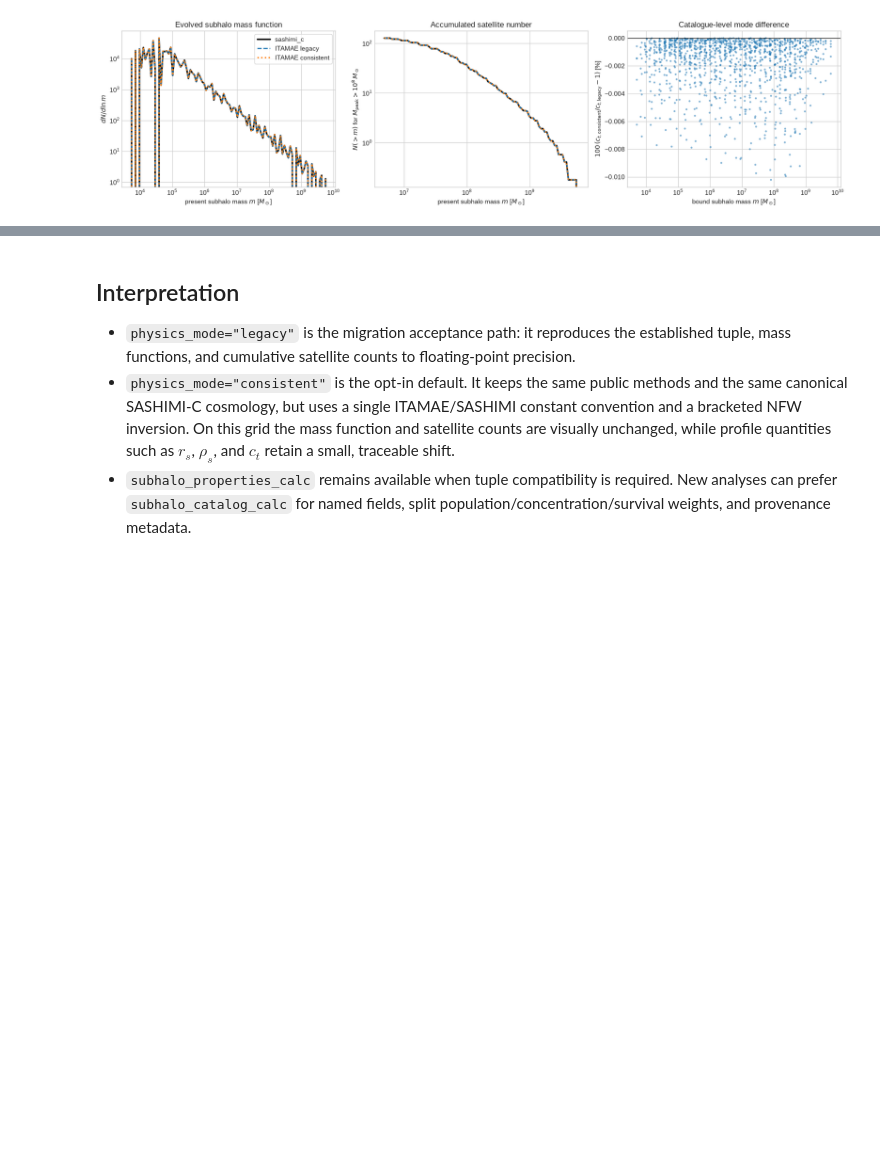
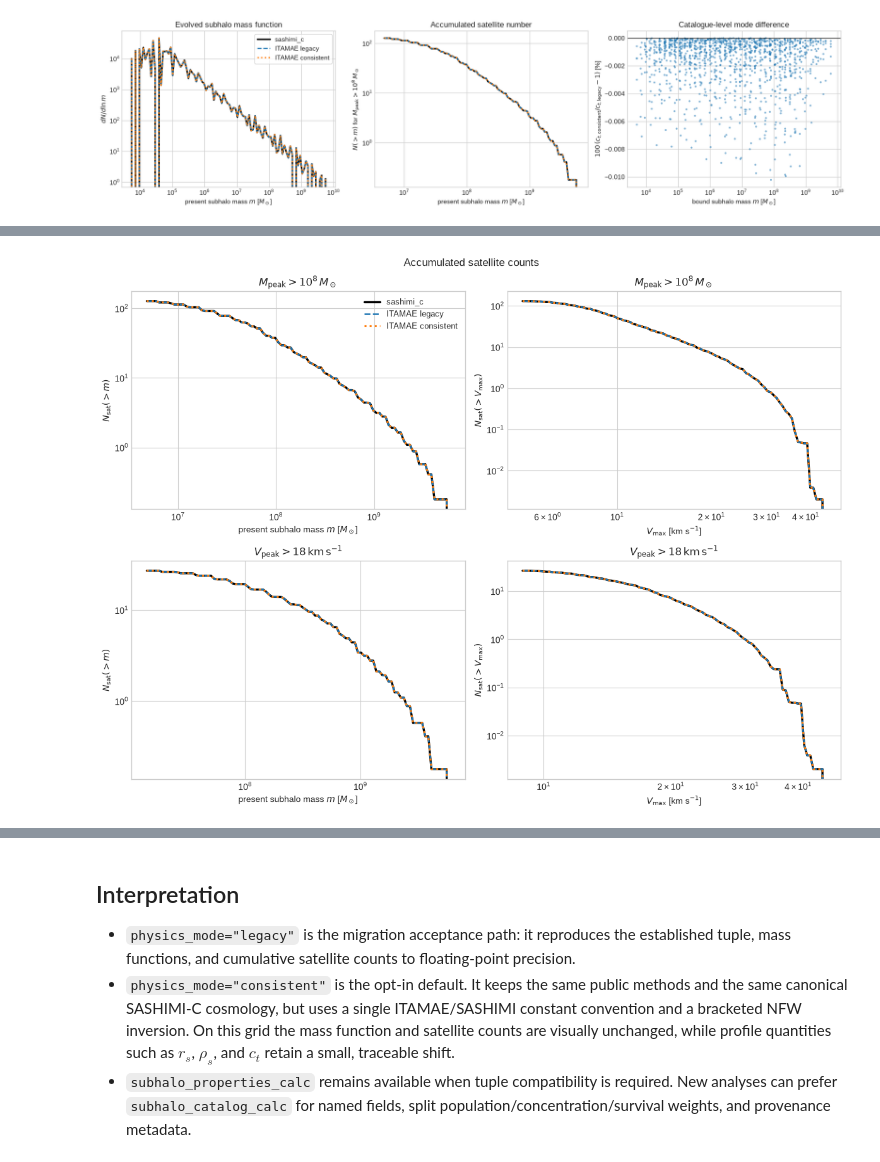
Before and after one commit to gomeshun/sashimi-c, a Jupyter notebook: itamae_migration_demo.ipynb, the cells around one changed output, grey strips where cells are left out. Saved outputs shown, nothing was run; the diff lists cells and outputs as text; code cells hidden in the pictures; blank space fills up the shorter version.

```diff
--- a/itamae_migration_demo.ipynb
+++ b/itamae_migration_demo.ipynb
@@ -327,0 +332,33 @@ plt.show()
+# %%
+fig, axes = plt.subplots(2, 2, figsize=(12, 9))
+
+for label, values, style in (
+    ("sashimi_c", legacy_mpeak, {"color": "black", "lw": 2.4}),
+    ("ITAMAE legacy", migrated_mpeak, {"ls": "--", "lw": 1.8}),
+    ("ITAMAE consistent", consistent_mpeak, {"ls": ":", "lw": 2.2}),
+):
+    axes[0, 0].loglog(values[0], values[1], label=label, **style)
+    axes[0, 1].loglog(values[2], values[3], label=label, **style)
+
+for label, values, style in (
+    ("sashimi_c", legacy_vpeak, {"color": "black", "lw": 2.4}),
+    ("ITAMAE legacy", migrated_vpeak, {"ls": "--", "lw": 1.8}),
+    ("ITAMAE consistent", consistent_vpeak, {"ls": ":", "lw": 2.2}),
+):
+    axes[1, 0].loglog(values[0], values[1], label=label, **style)
+    axes[1, 1].loglog(values[2], values[3], label=label, **style)
+
+axes[0, 0].set(xlabel=r"present subhalo mass $m$ [$M_\odot$]", ylabel=r"$N_{\rm sat}(>m)$")
+axes[0, 0].set_title(r"$M_{\rm peak}>10^8\,M_\odot$")
+axes[0, 1].set(xlabel=r"$V_{\rm max}$ [km s$^{-1}$]", ylabel=r"$N_{\rm sat}(>V_{\rm max})$")
+axes[0, 1].set_title(r"$M_{\rm peak}>10^8\,M_\odot$")
+axes[1, 0].set(xlabel=r"present subhalo mass $m$ [$M_\odot$]", ylabel=r"$N_{\rm sat}(>m)$")
+axes[1, 0].set_title(r"$V_{\rm peak}>18\,\mathrm{km\,s^{-1}}$")
+axes[1, 1].set(xlabel=r"$V_{\rm max}$ [km s$^{-1}$]", ylabel=r"$N_{\rm sat}(>V_{\rm max})$")
+axes[1, 1].set_title(r"$V_{\rm peak}>18\,\mathrm{km\,s^{-1}}$")
+axes[0, 0].legend(fontsize=9)
+fig.suptitle("Accumulated satellite counts")
+fig.tight_layout()
+plt.show()
+# %% [output]
+[figure, added]
```
Also changed, not shown: parts of 2 cells of this notebook, 1 other file.
